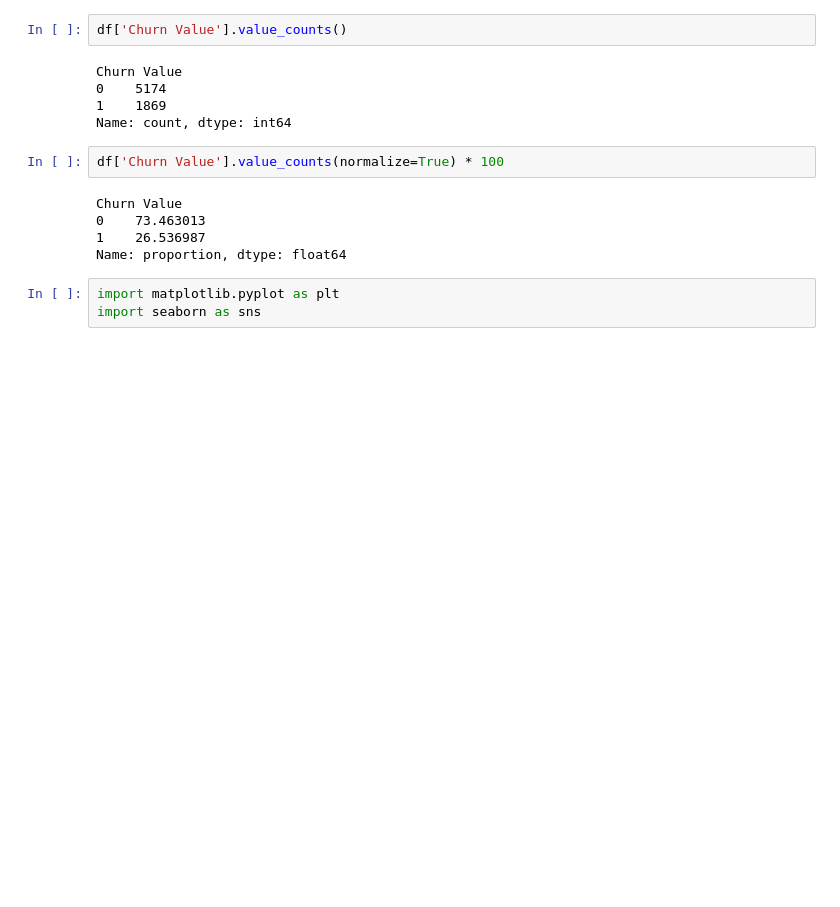
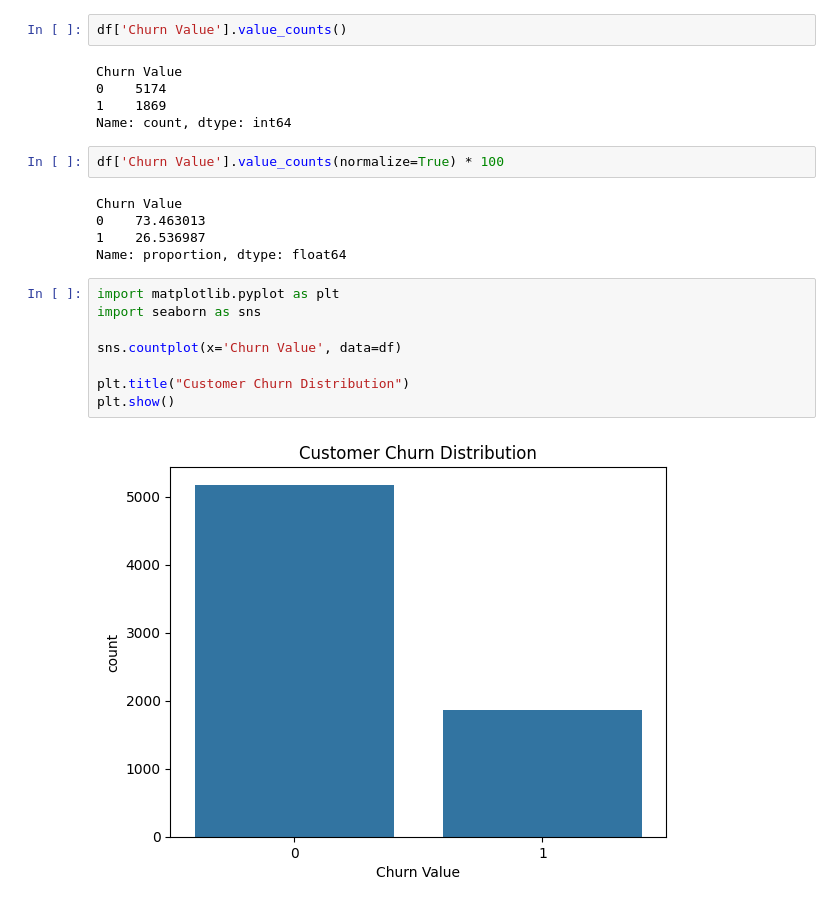
Before and after one commit to shiivu18/churn_Analytics, a Jupyter notebook: notebooks/01_data_understanding.ipynb, the cells around one changed output. Cells and saved outputs as stored; diff of their text form; blank space fills up the shorter version.

Commit message:
visualization

```diff
--- a/notebooks/01_data_understanding.ipynb
+++ b/notebooks/01_data_understanding.ipynb
@@ -181,3 +181,10 @@ Name: proportion, dtype: float64
 # %%
 import matplotlib.pyplot as plt
 import seaborn as sns
+
+sns.countplot(x='Churn Value', data=df)
+
+plt.title("Customer Churn Distribution")
+plt.show()
+# %% [output]
+[figure, added]
```
